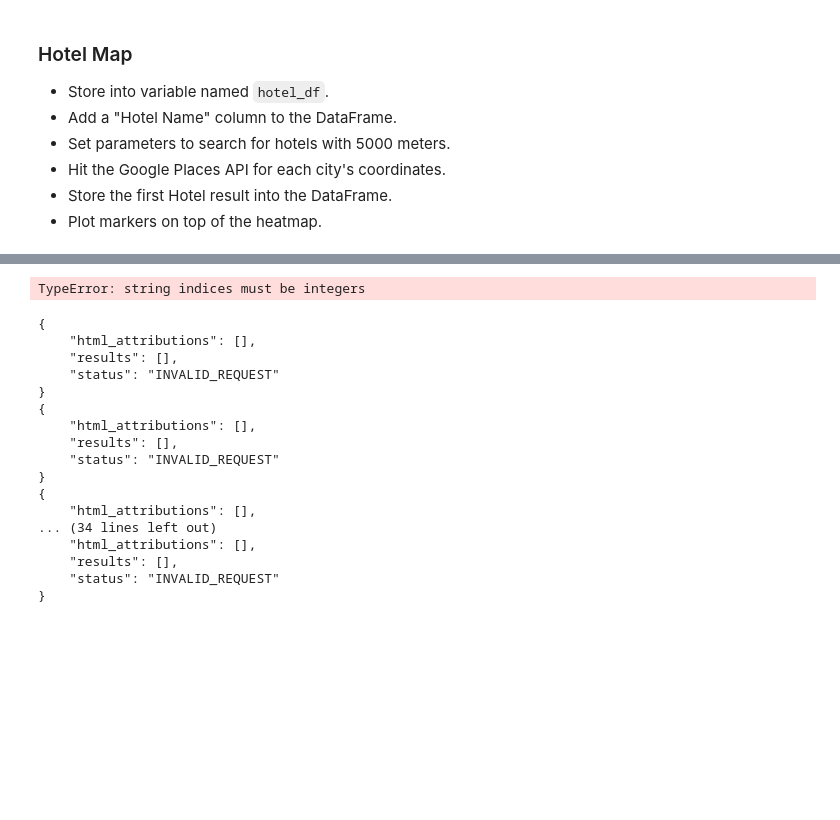
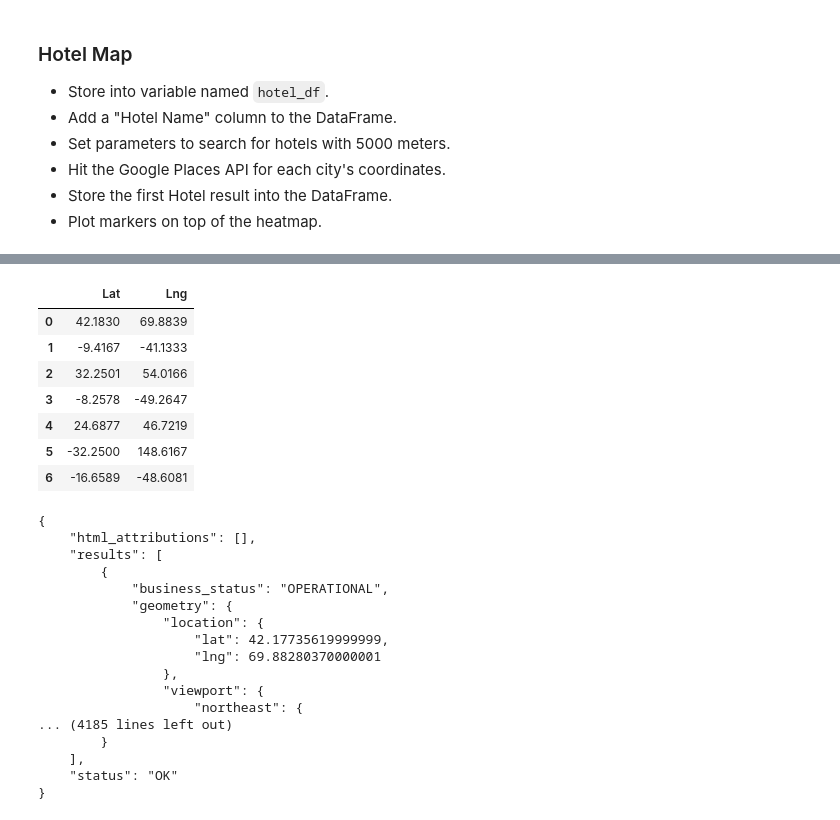
Before and after one commit to mpario/python-api-challenge, a Jupyter notebook: vacationpy.ipynb, the cells around one changed output, grey strips where cells are left out. Cells and saved outputs as stored; diff of their text form; code cells hidden in the pictures; blank space fills up the shorter version.

```diff
--- a/vacationpy.ipynb
+++ b/vacationpy.ipynb
@@ -107,19 +114,35 @@ str(target_coordinates)
 # %%
-vacay[['Lat','Lng']]
+vacationpy_weather_crit[['Lat','Lng']]
 # %% [output]
-TypeError: string indices must be integers
+|  | Lat | Lng |
+| 0 | 42.1830 | 69.8839 |
+| 1 | -9.4167 | -41.1333 |
+| 2 | 32.2501 | 54.0166 |
+| 3 | -8.2578 | -49.2647 |
+| 4 | 24.6877 | 46.7219 |
+| 5 | -32.2500 | 148.6167 |
+| 6 | -16.6589 | -48.6081 |
 # %%
-for vacay in vacationpy_weather_crit:
+hotel_df = []
+
+for vacay in range(len(vacationpy_weather_crit)):
+    target_coordinates_lat = vacationpy_weather_crit.loc[vacay]['Lat']
+    target_coordinates_lng = vacationpy_weather_crit.loc[vacay]['Lng']
+    target_coordinates_city = vacationpy_weather_crit.loc[vacay]['City']
+    target_coordinates_country = vacationpy_weather_crit.loc[vacay]['Country']
+
+
     # geocoordinates
     target_type = "lodging"
-    target_coordinates = str(vacay[['Lat','Lng']])
     target_radius = 5000
 
     # set up a parameters dictionary
     params = {
-        "location": target_coordinates,
+        "location": f"{target_coordinates_lat}, {target_coordinates_lng}",
         "radius": target_radius,
         "type": target_type,
+#         "City": target_coordinates_city,
+#         "Country": target_coordinates_country,
         "key": g_key
     }
 
@@ -127,28 +150,32 @@ for vacay in vacationpy_weather_crit:
     base_url = "https://maps.googleapis.com/maps/api/place/nearbysearch/json"
 
     # run a request using our params dictionary
-#     hotel_df = requests.get(base_url, params=params)
     response = requests.get(base_url, params=params)
+    time.sleep(2)
     hotel_json = response.json()
+
+    try:
+        hotel_df.append(hotel_json['results'][0]['name'])
+
+    except:
+        hotel_df.append('')
+
     print(json.dumps(hotel_json, indent=4, sort_keys=True))
-
-
-# hotel_df = vacationpy_weather_crit['Hotel Name']
 # %% [output]
 {
     "html_attributions": [],
-    "results": [],
-    "status": "INVALID_REQUEST"
+    "results": [
+        {
+            "business_status": "OPERATIONAL",
+            "geometry": {
+                "location": {
+                    "lat": 42.17735619999999,
+                    "lng": 69.88280370000001
+                },
+                "viewport": {
+                    "northeast": {
+... (4185 lines left out)
+        }
+    ],
+    "status": "OK"
 }
-{
-    "html_attributions": [],
-    "results": [],
-    "status": "INVALID_REQUEST"
-}
-{
-    "html_attributions": [],
-... (34 lines left out)
-    "html_attributions": [],
-    "results": [],
-    "status": "INVALID_REQUEST"
-}
```
Also changed, not shown: parts of 9 cells of this notebook.
